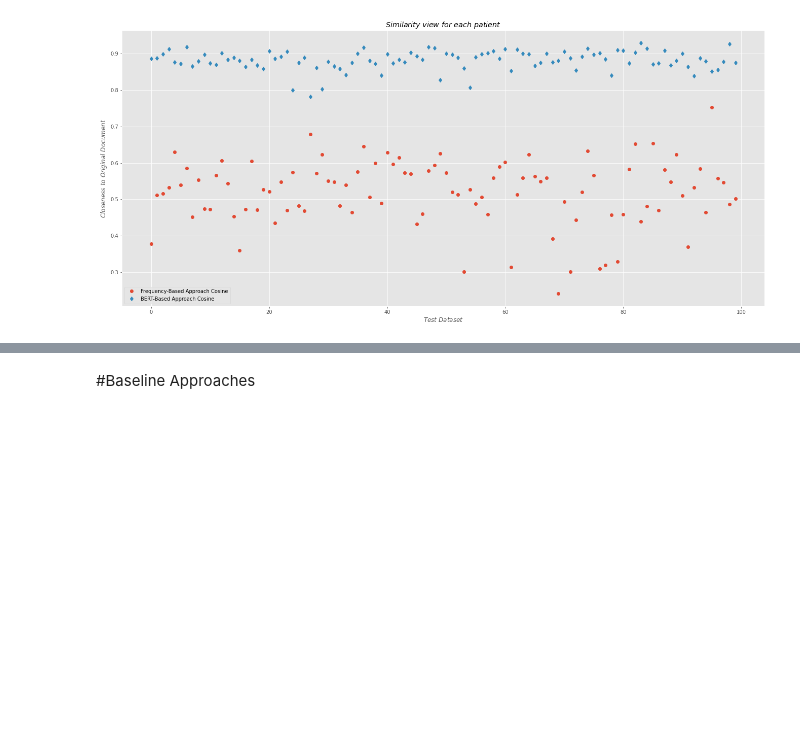
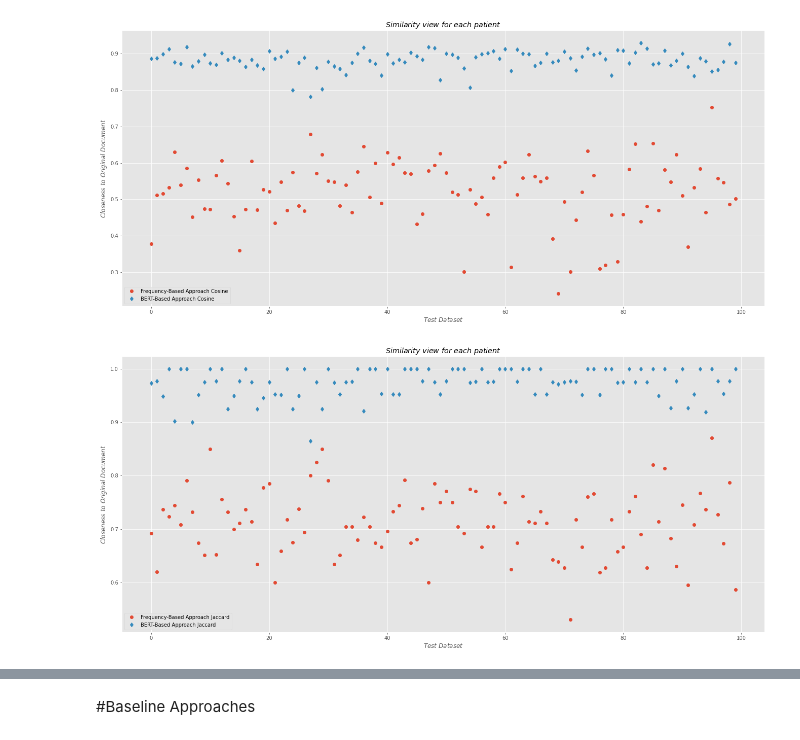
Before and after one commit to D2KLab/sumly, a Jupyter notebook: Notebooks/CosineSim.ipynb, the cells around one changed output, grey strips where cells are left out. Saved outputs shown, nothing was run; the diff lists cells and outputs as text; code cells hidden in the pictures; blank space fills up the shorter version.

```diff
--- a/Notebooks/CosineSim.ipynb
+++ b/Notebooks/CosineSim.ipynb
@@ -334,3 +375,19 @@ plt.savefig("evaluation.jpg")
 plt.show()
 # %% [output]
 [figure]
+# %%
+plt.figure(figsize=(50,10))
+plt.subplot(121)
+plt.style.use('ggplot')
+
+plt.plot(Jac_freq,'o',label= "Frequency-Based Approach Jaccard")
+plt.plot(Jac_bert,'d',label="BERT-Based Approach Jaccard")
+
+plt.xlabel("$Test\ Dataset$")
+plt.ylabel("$Closeness\ to\ Original\ Document$")
+plt.title("$Similarity\ view\  for\ each\ patient$")
+plt.legend()
+plt.savefig("evaluation.jpg")
+plt.show()
+# %% [output]
+[figure, added]
```
Also changed, not shown: parts of 23 cells of this notebook.
